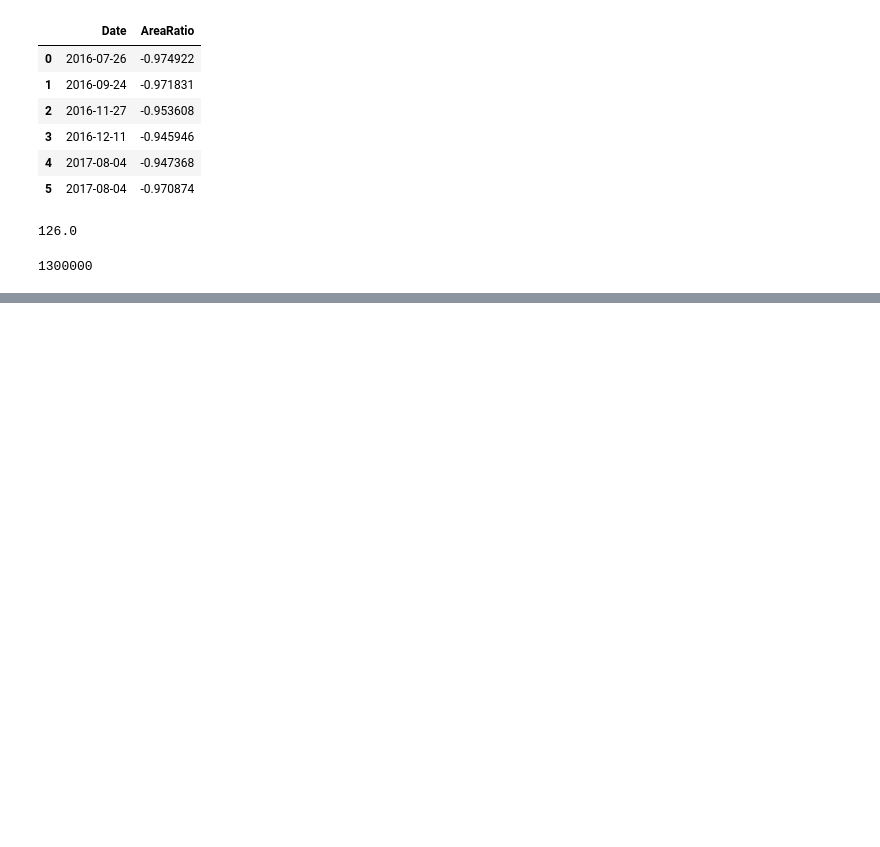
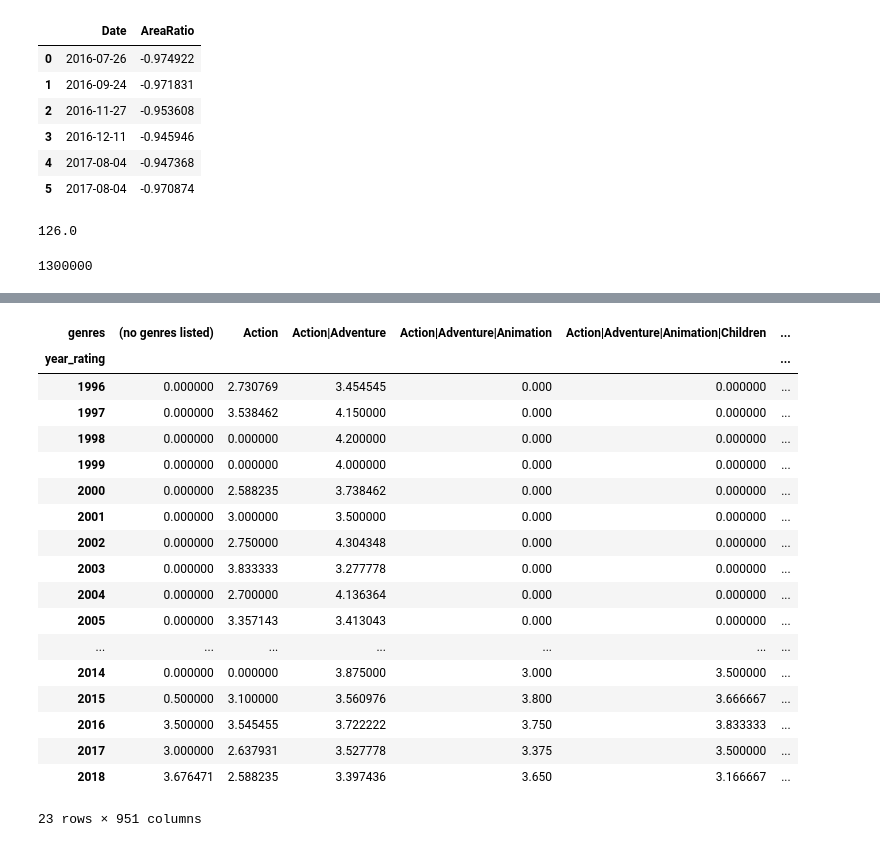
Before and after one commit to BenyaDP/My_education, a Jupyter notebook: Skillfactory/Введение в Pandas/Data.ipynb, the cells around one changed output, grey strips where cells are left out. Saved outputs shown, nothing was run; the diff lists cells and outputs as text; code cells hidden in the pictures; blank space fills up the shorter version.

```diff
--- a/Skillfactory/Введение в Pandas/Data.ipynb
+++ b/Skillfactory/Введение в Pandas/Data.ipynb
@@ -646,0 +1205,31 @@ int(melb_df[mask1&mask2].sort_values(
+# %%
+#rating ['date'] = pd.to_datetime(rating ['date'])
+#rating ['year_rating'] = rating ['date'].dt.year
+#dates_df['year'] = dates_df['date'].dt.year
+rating.pivot_table (
+    values = "rating",
+    index = 'year_rating',
+    columns='genres',
+    aggfunc='mean',
+    fill_value=0
+)
+# %% [output]
+| genres | (no genres listed) | Action | Action|Adventure | Action|Adventure|Animation | Action|Adventure|Animation|Children | ... |
+| year_rating |  |  |  |  |  | ... |
+| 1996 | 0.000000 | 2.730769 | 3.454545 | 0.000 | 0.000000 | ... |
+| 1997 | 0.000000 | 3.538462 | 4.150000 | 0.000 | 0.000000 | ... |
+| 1998 | 0.000000 | 0.000000 | 4.200000 | 0.000 | 0.000000 | ... |
+| 1999 | 0.000000 | 0.000000 | 4.000000 | 0.000 | 0.000000 | ... |
+| 2000 | 0.000000 | 2.588235 | 3.738462 | 0.000 | 0.000000 | ... |
+| 2001 | 0.000000 | 3.000000 | 3.500000 | 0.000 | 0.000000 | ... |
+| 2002 | 0.000000 | 2.750000 | 4.304348 | 0.000 | 0.000000 | ... |
+| 2003 | 0.000000 | 3.833333 | 3.277778 | 0.000 | 0.000000 | ... |
+| 2004 | 0.000000 | 2.700000 | 4.136364 | 0.000 | 0.000000 | ... |
+| 2005 | 0.000000 | 3.357143 | 3.413043 | 0.000 | 0.000000 | ... |
+| ... | ... | ... | ... | ... | ... | ... |
+| 2014 | 0.000000 | 0.000000 | 3.875000 | 3.000 | 3.500000 | ... |
+| 2015 | 0.500000 | 3.100000 | 3.560976 | 3.800 | 3.666667 | ... |
+| 2016 | 3.500000 | 3.545455 | 3.722222 | 3.750 | 3.833333 | ... |
+| 2017 | 3.000000 | 2.637931 | 3.527778 | 3.375 | 3.500000 | ... |
+| 2018 | 3.676471 | 2.588235 | 3.397436 | 3.650 | 3.166667 | ... |
+23 rows × 951 columns
```
Also changed, not shown: parts of 48 cells of this notebook, 15 other files.
